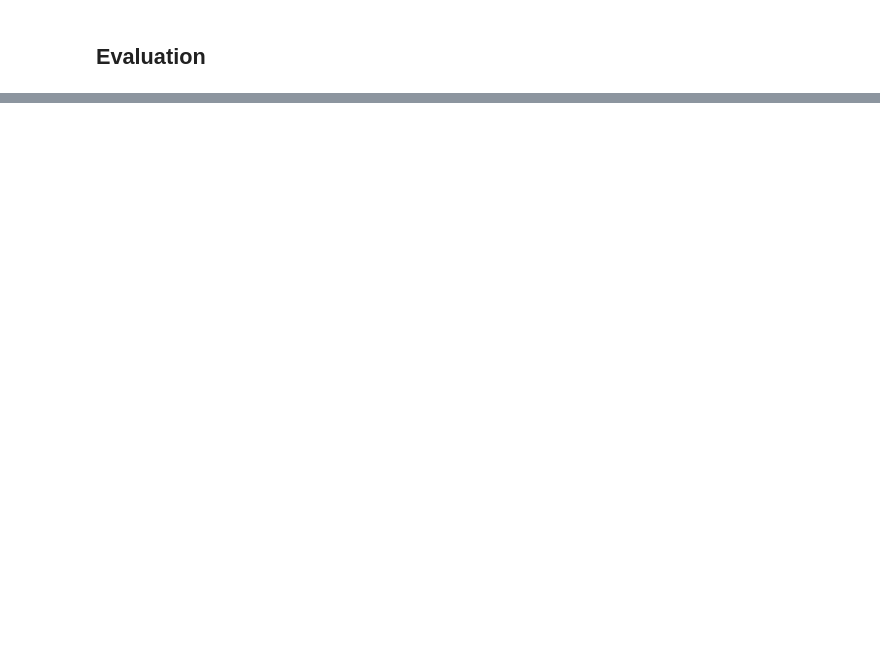
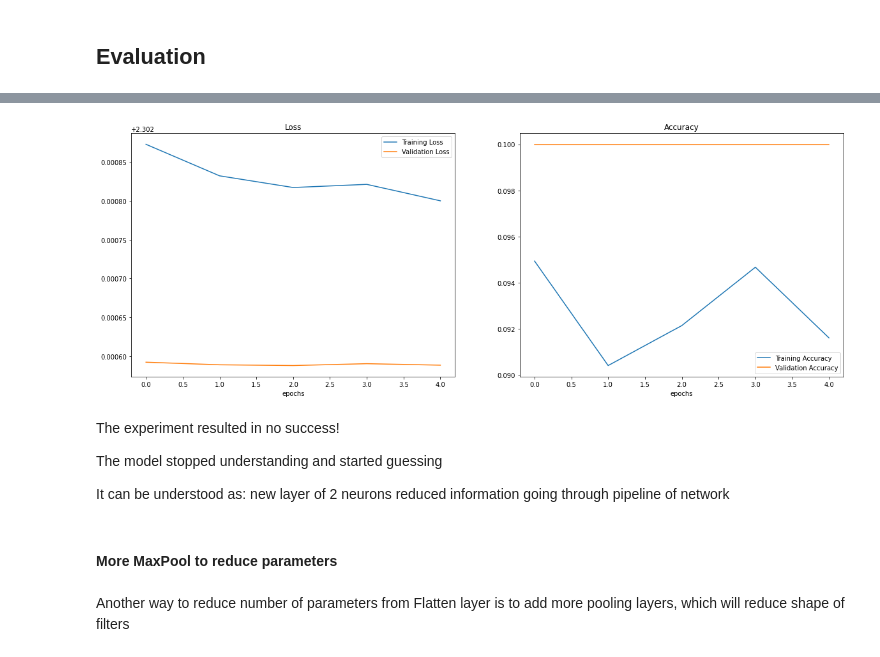
Before and after one commit to Nik-Kras/ZeroToMastery-TensorFlow-MyNotes, a Jupyter notebook: 04. Computer Vision/04. CV - Notes.ipynb, the cells around one changed output, grey strips where cells are left out. Cells and saved outputs as stored; diff of their text form; code cells hidden in the pictures; blank space fills up the shorter version.

```diff
--- a/04. Computer Vision/04. CV - Notes.ipynb
+++ b/04. Computer Vision/04. CV - Notes.ipynb
@@ -2125,0 +2247,23 @@ After 2-3 epoch the validation error starts rising, which is a signal of overfit
+# %%
+# Create architecture
+model_20 = Sequential([
+  Conv2D(10, 3, activation='relu', input_shape=(224,224,3)),
+  Conv2D(10, 3, activation='relu'),
+  MaxPool2D(),
+  Conv2D(10, 3, activation='relu'),
+  Conv2D(10, 3, activation='relu'),
+  MaxPool2D(),
+  Conv2D(10, 3, activation='relu'),
+  Conv2D(10, 3, activation='relu'),
+  MaxPool2D(),
+  Flatten(),
+  Dense(2, activation='relu'),
+  Dense(10, activation='softmax')
+])
+
+# Set regularization
+model_20.compile(optimizer = Adam(),
+                 loss = CategoricalCrossentropy(),
+                 metrics = ['accuracy'])
+
+model_20.summary()
@@ -2125,0 +2288,8 @@ After 2-3 epoch the validation error starts rising, which is a signal of overfit
+# %%
+history_20 = model_20.fit(train_data,
+                          batch_size=32,
+                          epochs=5,
+                          steps_per_epoch = len(train_data),
+                          validation_batch_size=32,
+                          validation_data = test_data,
+                          validation_steps = len(test_data))
@@ -2125,0 +2307,14 @@ After 2-3 epoch the validation error starts rising, which is a signal of overfit
+# %%
+plot_loss_curves(history_20)
+# %% [output]
+[figure, added]
+# %% [markdown]
+The experiment resulted in no success!
+
+The model stopped understanding and started guessing
+
+It can be understood as: new layer of 2 neurons reduced information going through pipeline of network
+# %% [markdown]
+#### More MaxPool to reduce parameters
+# %% [markdown]
+Another way to reduce number of parameters from Flatten layer is to add more pooling layers, which will reduce shape of filters
```
Also changed, not shown: parts of 23 cells of this notebook, 1 other file.
